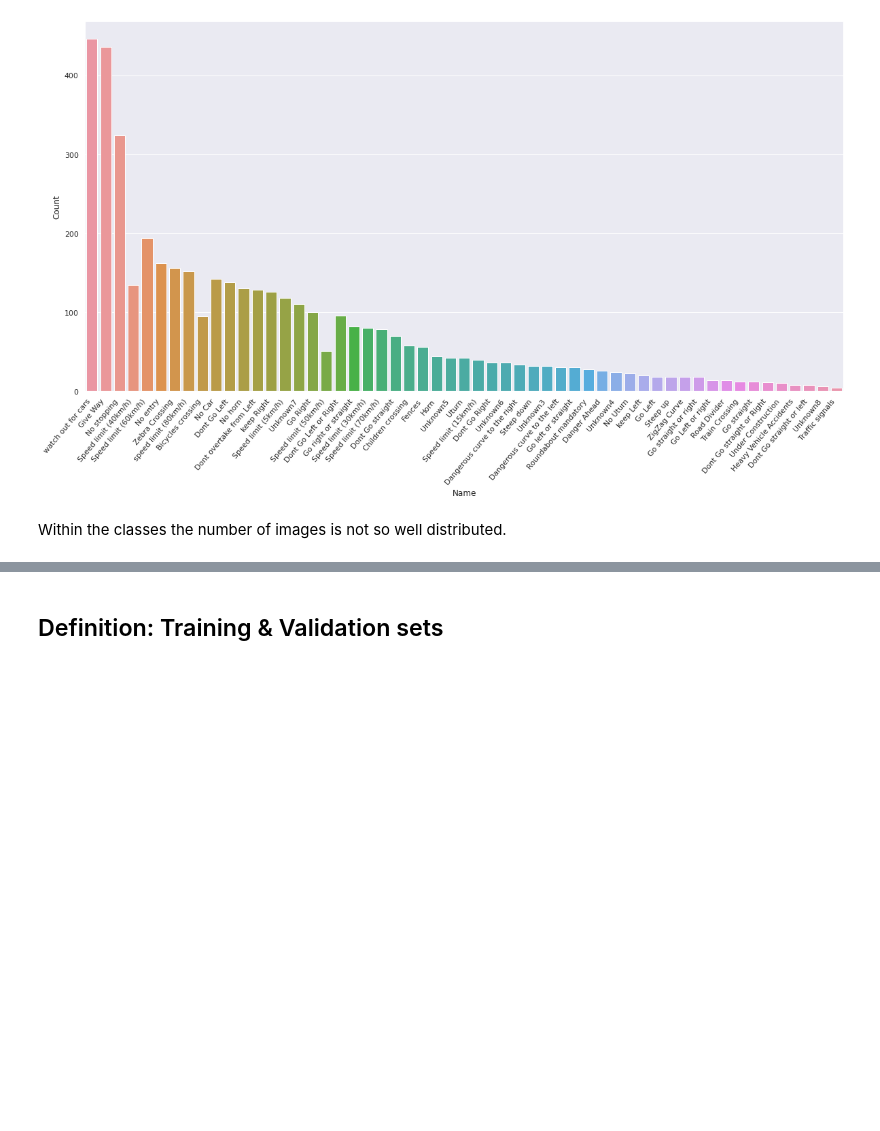
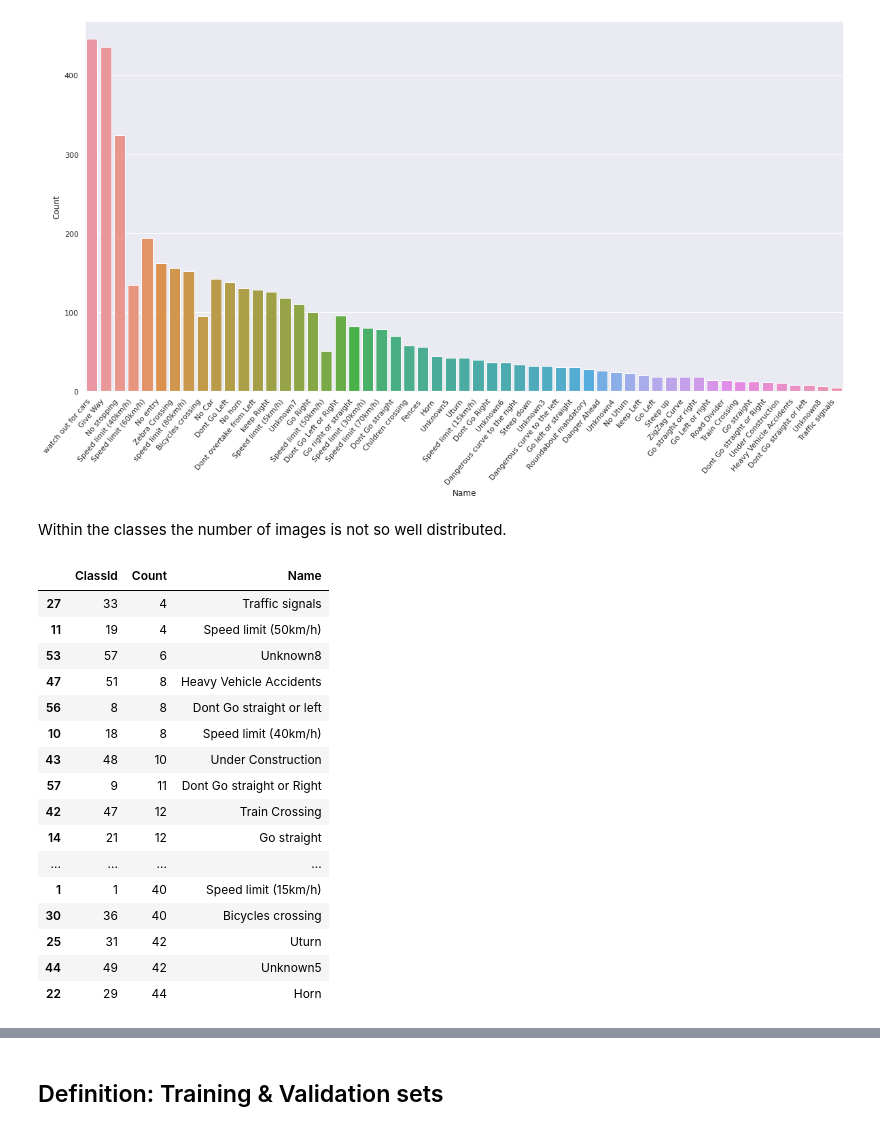
Before and after one commit to bernardo-cruz/DLV03_Project, a Jupyter notebook: traffic_sign_detection.ipynb, the cells around one changed output, grey strips where cells are left out. Saved outputs shown, nothing was run; the diff lists cells and outputs as text; code cells hidden in the pictures; blank space fills up the shorter version.

```diff
--- a/traffic_sign_detection.ipynb
+++ b/traffic_sign_detection.ipynb
@@ -297,15 +233,12 @@ The data set contains 4170 images. Distributed as follows across the labels:
 # %%
 # Subdirectories count
 dirs = list(data_dir.glob('*/'))
-
 # Get the number of imgs within a class
-lengths = {}
-for dir in dirs:
-  lengths[str(dir).split('/')[-1]] = len(list(dir.glob('*.png')))
+no_imgs_class = {str(dir).split('/')[-1]:len(list(dir.glob('*.png'))) for dir in dirs}
 
 # Convert dict to pd dataframe
 labels_ = (pd.DataFrame.from_dict(
-    {k:[v] for k,v in lengths.items()}
+    {k:[v] for k,v in no_imgs_class.items()}
     )
   .T
   .reset_index()
@@ -326,3 +259,23 @@ plt.show()
 [figure]
 # %% [markdown]
 Within the classes the number of images is not so well distributed.
+# %%
+labels_[(labels_.Count < 50)].sort_values(by = ['Count'])
+# %% [output]
+|  | ClassId | Count | Name |
+| 27 | 33 | 4 | Traffic signals |
+| 11 | 19 | 4 | Speed limit (50km/h) |
+| 53 | 57 | 6 | Unknown8 |
+| 47 | 51 | 8 | Heavy Vehicle Accidents |
+| 56 | 8 | 8 | Dont Go straight or left |
+| 10 | 18 | 8 | Speed limit (40km/h) |
+| 43 | 48 | 10 | Under Construction |
+| 57 | 9 | 11 | Dont Go straight or Right |
+| 42 | 47 | 12 | Train Crossing |
+| 14 | 21 | 12 | Go straight |
+| ... | ... | ... | ... |
+| 1 | 1 | 40 | Speed limit (15km/h) |
+| 30 | 36 | 40 | Bicycles crossing |
+| 25 | 31 | 42 | Uturn |
+| 44 | 49 | 42 | Unknown5 |
+| 22 | 29 | 44 | Horn |
```
Also changed, not shown: parts of 19 cells of this notebook, 1 other file.
